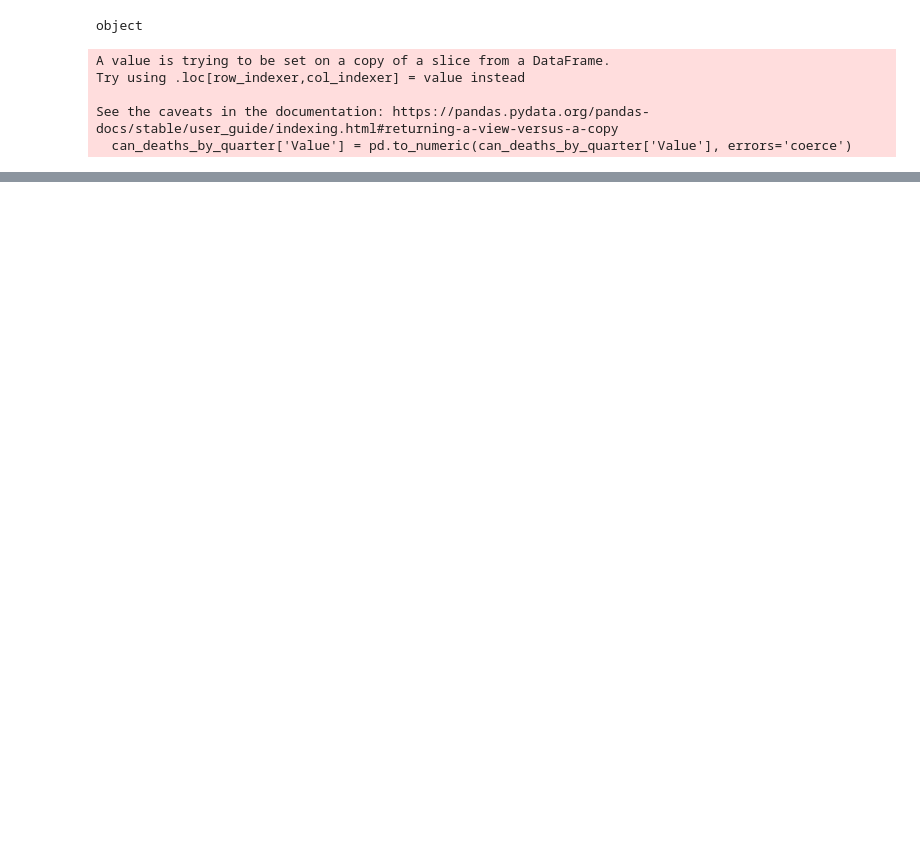
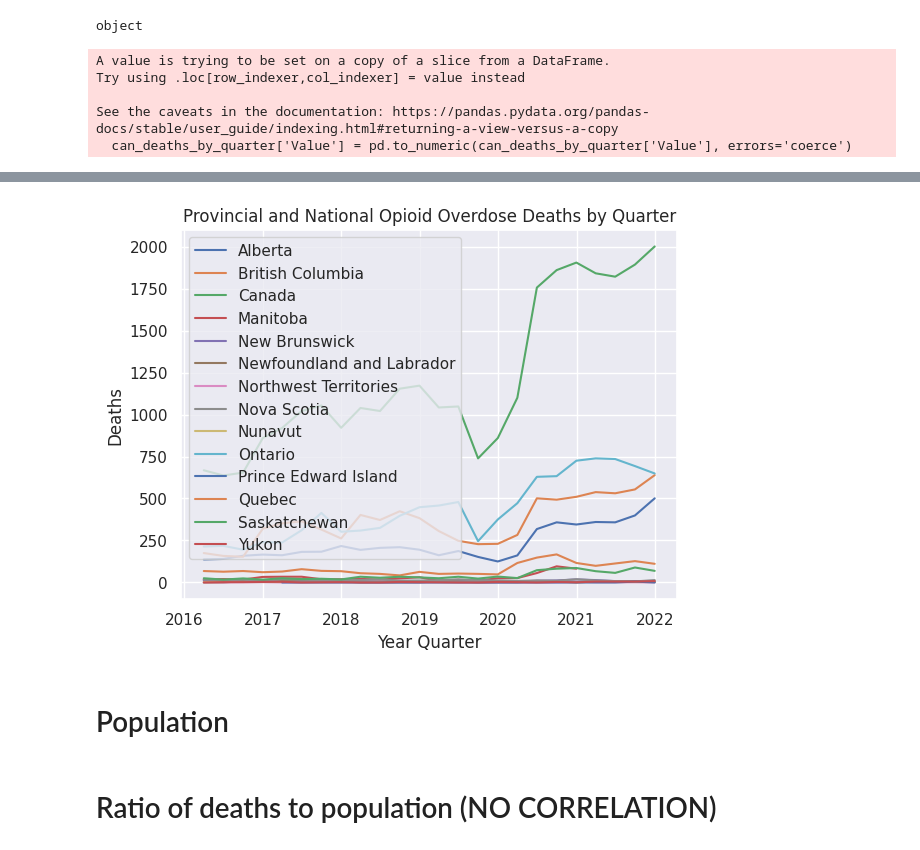
Before and after one commit to bempt/Opioids-in-Canada-EDA, a Jupyter notebook: eda.ipynb, the cells around one changed output, grey strips where cells are left out. Cells and saved outputs as stored; diff of their text form; code cells hidden in the pictures; blank space fills up the shorter version.

```diff
--- a/eda.ipynb
+++ b/eda.ipynb
@@ -311,0 +435,35 @@ prov_deaths_by_quarter
+# %%
+# provinces = all unique values in the 'Regions' column
+regions = deaths_by_quarter['Region'].unique()
+
+# Filter dataframe to include only selected provinces
+df_filtered = deaths_by_quarter[deaths_by_quarter['Region'].isin(regions)]
+
+# Clean up the data
+df_filtered['Value'] = df_filtered['Value'].replace('Suppr.', 0)
+df_filtered['Value'] = pd.to_numeric(df_filtered['Value'])
+
+# Group data by region
+grouped = df_filtered.groupby('Region')
+
+# Plot a line chart for each region
+fig, ax = plt.subplots()
+for region, data in grouped:
+    ax.plot(data['Year_Quarter'], data['Value'], label=region)
+
+# Set chart title and axis labels
+ax.set_title('Provincial and National Opioid Overdose Deaths by Quarter')
+ax.set_xlabel('Year Quarter')
+ax.set_ylabel('Deaths')
+
+# Add legend
+ax.legend()
+
+# Show the chart
+plt.show()
+# %% [output]
+[figure, added]
+# %% [markdown]
+# Population
+# %% [markdown]
+# Ratio of deaths to population (NO CORRELATION)
```
Also changed, not shown: parts of 20 cells of this notebook.
